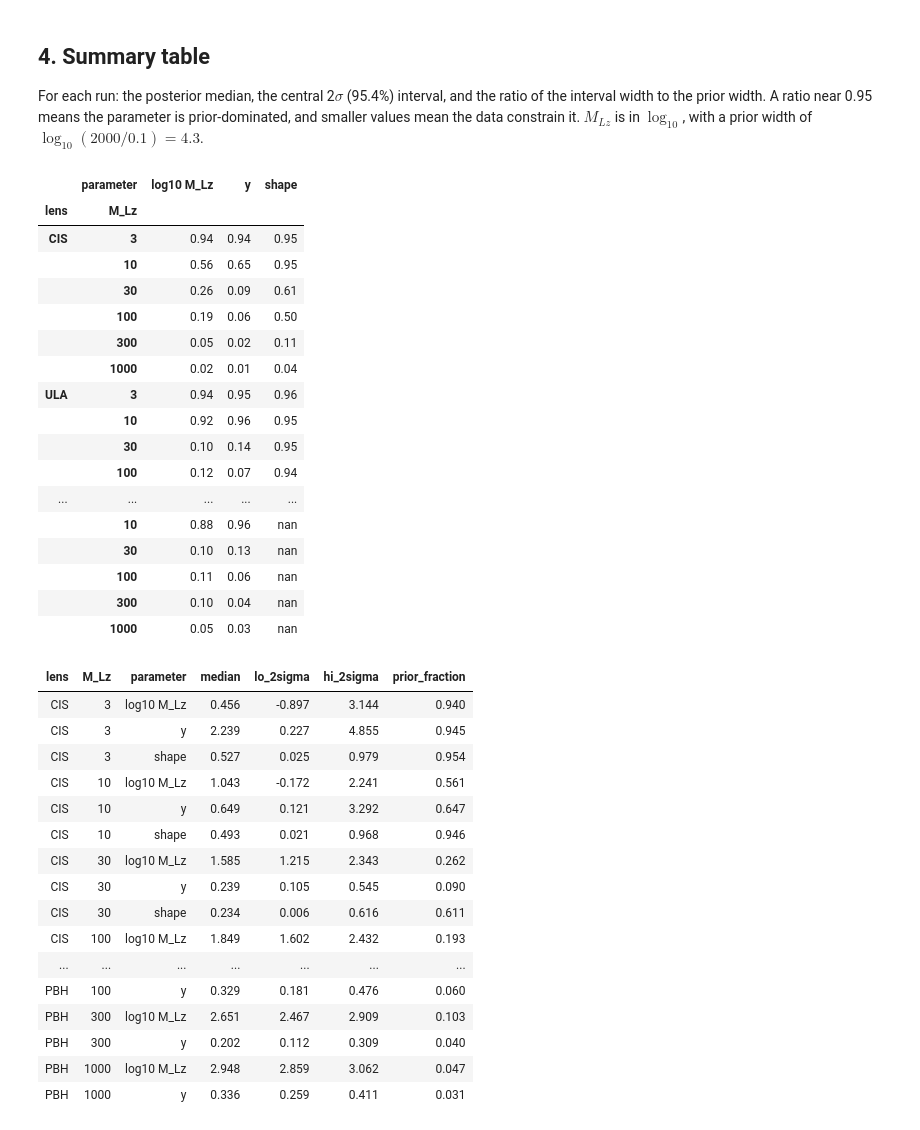
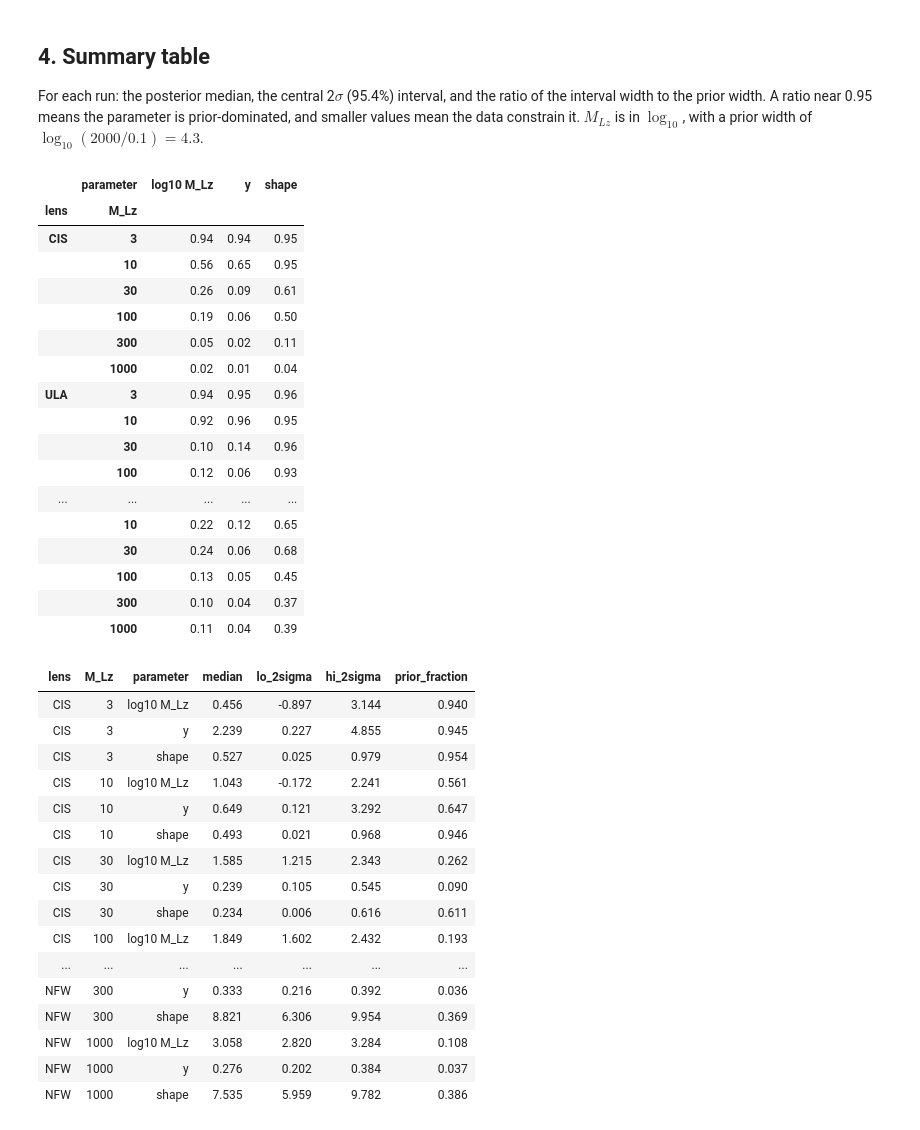
Before and after one commit to ninoephremidze/infer_with_FIONA, a Jupyter notebook: notebooks/03_mass_scans.ipynb, the cells around one changed output. Drawn from its saved outputs; the diff is of its cells as text; code cells hidden in the pictures.

```diff
--- a/notebooks/03_mass_scans.ipynb
+++ b/notebooks/03_mass_scans.ipynb
@@ -51,12 +52,15 @@ At $M_{Lz} = 3\,M_\odot$ the whole band lies below $w = 0.4$, so we expect littl
 # %%
 LENSES = {  # lens: (shape parameter value, label of the shape parameter, colour)
     'CIS': (0.02, r'$x_c$', 'tab:red'),
-    'ULA': (0.1, r'$r_s$', 'tab:purple'),
+    'ULA': (0.5, r'$r_s$', 'tab:purple'),
     'PBH': (None, None, 'tab:brown'),
+    'NFW': (8.0, r'$\kappa$', 'tab:green'),
 }
 Y_TRUE = 0.3
 
-samples = {(lens, M): P.load_fiona(P.fiona_label(lens, Y_TRUE, shape, mlz=M))[0]
-           for lens, (shape, _, _) in LENSES.items() for M in MASSES}
+SCAN = {'CIS': MASSES, 'ULA': MASSES, 'PBH': MASSES, 'NFW': MASSES}   # lens masses run per lens
+SOURCE = {'CIS': 'shipped', 'ULA': 'bilby', 'PBH': 'shipped', 'NFW': 'bilby'}     # ULA r_s = 0.5, NFW: bilby results
+samples = {(lens, M): P.load_fiona(P.fiona_label(lens, Y_TRUE, shape, mlz=M), source=SOURCE[lens])[0]
+           for lens, (shape, _, _) in LENSES.items() for M in SCAN[lens]}
 len(samples)
 # %% [output]
@@ -83,11 +87,11 @@ def sigma_bars(ax, x, samples_list, color, label=None):
 
 truth = np.log10(MASSES)
 with plt.rc_context(PUB):
-    fig, axes = plt.subplots(1, 3, figsize=(7.0, 2.4), sharey=True)
+    fig, axes = plt.subplots(1, 4, figsize=(7.0, 2.1), sharey=True)
     for ax, (lens, (_, _, color)) in zip(axes, LENSES.items()):
         ax.axhspan(np.log10(0.1), np.log10(2000), color='0.93', lw=0, zorder=0)
         ax.plot([0, 3.3], [0, 3.3], 'k:', lw=0.8)
-        sigma_bars(ax, truth, [np.log10(samples[lens, M]['MLz']) for M in MASSES], color)
+        sigma_bars(ax, np.log10(SCAN[lens]), [np.log10(samples[lens, M]['MLz']) for M in SCAN[lens]], color)
         ax.set(xlabel=r'true $\log_{10}(M_{Lz}/M_\odot)$', xlim=(0.2, 3.3), ylim=(-1.1, 3.5))
         ax.text(0.95, 0.06, lens, transform=ax.transAxes, ha='right', va='bottom', fontsize=9)
     axes[0].set_ylabel(r'recovered $\log_{10}(M_{Lz}/M_\odot)$')
@@ -103,23 +107,25 @@ The three lenses share the injection and the noise realization, and at a given m
 # %% [markdown]
 ## 2. Source position and lens shape
 # %%
-offsets = dict(CIS=-0.05, ULA=0.0, PBH=0.05)
+offsets = dict(CIS=-0.075, ULA=-0.025, PBH=0.025, NFW=0.075)
 with plt.rc_context(PUB):
-    fig, axes = plt.subplots(1, 3, figsize=(7.0, 2.4))
+    fig, axes = plt.subplots(1, 4, figsize=(7.0, 2.1))
     for lens, (_, _, color) in LENSES.items():
-        sigma_bars(axes[0], truth + offsets[lens], [samples[lens, M]['y'] for M in MASSES], color, label=lens)
+        sigma_bars(axes[0], np.log10(SCAN[lens]) + offsets[lens], [samples[lens, M]['y'] for M in SCAN[lens]], color,
+                   label=lens)
     axes[0].axhline(Y_TRUE, color='k', lw=0.8, ls=':')
     axes[0].set(ylabel='$y$', yscale='log', ylim=(0.1, 5))
     axes[0].set_yticks([0.1, 0.3, 1, 3]); axes[0].set_yticklabels(['0.1', '0.3', '1', '3'])
     axes[0].yaxis.set_minor_formatter(plt.NullFormatter())
     axes[0].legend(frameon=False, loc='upper right', handletextpad=0.2)
 
-    for ax, lens in zip(axes[1:], ['CIS', 'ULA']):
+    for ax, lens in zip(axes[1:], ['CIS', 'ULA', 'NFW']):
         shape, label, color = LENSES[lens]
-        sigma_bars(ax, truth, [samples[lens, M]['lp'] for M in MASSES], color)
+        sigma_bars(ax, np.log10(SCAN[lens]), [samples[lens, M]['lp'] for M in SCAN[lens]], color)
         ax.axhline(shape, color='k', lw=0.8, ls=':')
-        ax.set(ylabel=label, ylim=(0, 1))
-        ax.text(0.95, 0.93, lens, transform=ax.transAxes, ha='right', va='top', fontsize=9)
+        ax.set(ylabel=label, ylim=(0, 10) if lens == 'NFW' else (0, 1))
+        top = lens != 'NFW'                                  # NFW: label below the points
+        ax.text(0.95, 0.93 if top else 0.06, lens, transform=ax.transAxes, ha='right', va='top' if top else 'bottom', fontsize=9)
     for ax in axes:
         ax.set(xlabel=r'true $\log_{10}(M_{Lz}/M_\odot)$', xlim=(0.2, 3.3))
     fig.tight_layout(w_pad=0.8)
@@ -137,17 +145,18 @@ with plt.rc_context(PUB):
 The same runs as 1D marginal posteriors, coloured by lens mass. Dotted lines mark the injected values. For $M_{Lz}$, the injected value differs between runs, so the panel shows the offset $\log_{10}(M_{Lz}/M_{\rm true})$.
 # %%
 cmap = plt.get_cmap('viridis')
-colors = {M: cmap(i / (len(MASSES) - 1)) for i, M in enumerate(MASSES)}
+ALL = sorted({M for v in SCAN.values() for M in v})
+colors = {M: cmap(i / (len(ALL) - 1)) for i, M in enumerate(ALL)}
 
-fig, axes = plt.subplots(3, 3, figsize=(13, 9))
+fig, axes = plt.subplots(4, 3, figsize=(13, 12))
 for row, (lens, (shape, label, _)) in zip(axes, LENSES.items()):
-    for M in MASSES:
+    for M in SCAN[lens]:
         s = samples[lens, M]
         kw = dict(bins=40, density=True, histtype='step', lw=1.6, color=colors[M], label=f'{M} $M_\\odot$')
         row[0].hist(np.log10(s['MLz'] / M), range=(-3, 2.5), **kw)
         row[1].hist(s['y'], range=(0.1, 5), **kw)
         if shape is not None:
-            row[2].hist(s['lp'], range=(0, 1), **kw)
+            row[2].hist(s['lp'], range=(0, 10) if lens == 'NFW' else (0, 1), **kw)
     row[0].axvline(0, color='k', ls=':')
     row[1].axvline(Y_TRUE, color='k', ls=':')
     row[0].set_ylabel(lens, fontsize=13)
@@ -158,8 +167,8 @@ for row, (lens, (shape, label, _)) in zip(axes, LENSES.items()):
         row[2].set_xlabel(label)
     for ax in row:
         ax.set_yticks([])
-axes[2, 0].set_xlabel(r'$\log_{10}(M_{Lz}/M_{\rm true})$')
-axes[2, 1].set_xlabel('$y$')
+axes[3, 0].set_xlabel(r'$\log_{10}(M_{Lz}/M_{\rm true})$')
+axes[3, 1].set_xlabel('$y$')
 axes[0, 2].legend(frameon=False, fontsize=9)
 plt.tight_layout()
 # %% [markdown]
@@ -167,39 +176,39 @@ plt.tight_layout()
 
 For each run: the posterior median, the central 2$\sigma$ (95.4%) interval, and the ratio of the interval width to the prior width. A ratio near 0.95 means the parameter is prior-dominated, and smaller values mean the data constrain it. $M_{Lz}$ is in $\log_{10}$, with a prior width of $\log_{10}(2000/0.1) = 4.3$.
 # %%
-PRIOR_WIDTH = {'log10 M_Lz': np.log10(2000 / 0.1), 'y': 4.9, 'shape': {'CIS': 1.0, 'ULA': 0.99}}
+PRIOR_WIDTH = {'log10 M_Lz': np.log10(2000 / 0.1), 'y': 4.9, 'shape': {'CIS': 1.0, 'ULA': 0.99, 'NFW': 9.9}}
 
 rows = []
 for (lens, M), s in samples.items():
     params = {'log10 M_Lz': np.log10(s['MLz']), 'y': s['y']}
     if LENSES[lens][0] is not None:
         params['shape'] = s['lp']
     for name, x in params.items():
         lo, med, hi = interval(x)
         width = PRIOR_WIDTH[name][lens] if name == 'shape' else PRIOR_WIDTH[name]
         rows.append(dict(lens=lens, M_Lz=M, parameter=name, median=med, lo_2sigma=lo, hi_2sigma=hi,
                          prior_fraction=(hi - lo) / width))
 table = pd.DataFrame(rows)
 table.pivot_table(index=['lens', 'M_Lz'], columns='parameter', values='prior_fraction', sort=False).style.format(precision=2)
 # %% [output]
 |  | parameter | log10 M_Lz | y | shape |
 | lens | M_Lz |  |  |  |
 | CIS | 3 | 0.94 | 0.94 | 0.95 |
 |  | 10 | 0.56 | 0.65 | 0.95 |
 |  | 30 | 0.26 | 0.09 | 0.61 |
 |  | 100 | 0.19 | 0.06 | 0.50 |
 |  | 300 | 0.05 | 0.02 | 0.11 |
 |  | 1000 | 0.02 | 0.01 | 0.04 |
 | ULA | 3 | 0.94 | 0.95 | 0.96 |
 |  | 10 | 0.92 | 0.96 | 0.95 |
-|  | 30 | 0.10 | 0.14 | 0.95 |
-|  | 100 | 0.12 | 0.07 | 0.94 |
+|  | 30 | 0.10 | 0.14 | 0.96 |
+|  | 100 | 0.12 | 0.06 | 0.93 |
 | ... | ... | ... | ... | ... |
-|  | 10 | 0.88 | 0.96 | nan |
-|  | 30 | 0.10 | 0.13 | nan |
-|  | 100 | 0.11 | 0.06 | nan |
-|  | 300 | 0.10 | 0.04 | nan |
-|  | 1000 | 0.05 | 0.03 | nan |
+|  | 10 | 0.22 | 0.12 | 0.65 |
+|  | 30 | 0.24 | 0.06 | 0.68 |
+|  | 100 | 0.13 | 0.05 | 0.45 |
+|  | 300 | 0.10 | 0.04 | 0.37 |
+|  | 1000 | 0.11 | 0.04 | 0.39 |
 # %%
 table.style.format(precision=3).hide(axis='index')
 # %% [output]
@@ -215,11 +224,11 @@ table.style.format(precision=3).hide(axis='index')
 | CIS | 30 | shape | 0.234 | 0.006 | 0.616 | 0.611 |
 | CIS | 100 | log10 M_Lz | 1.849 | 1.602 | 2.432 | 0.193 |
 | ... | ... | ... | ... | ... | ... | ... |
-| PBH | 100 | y | 0.329 | 0.181 | 0.476 | 0.060 |
-| PBH | 300 | log10 M_Lz | 2.651 | 2.467 | 2.909 | 0.103 |
-| PBH | 300 | y | 0.202 | 0.112 | 0.309 | 0.040 |
-| PBH | 1000 | log10 M_Lz | 2.948 | 2.859 | 3.062 | 0.047 |
-| PBH | 1000 | y | 0.336 | 0.259 | 0.411 | 0.031 |
+| NFW | 300 | y | 0.333 | 0.216 | 0.392 | 0.036 |
+| NFW | 300 | shape | 8.821 | 6.306 | 9.954 | 0.369 |
+| NFW | 1000 | log10 M_Lz | 3.058 | 2.820 | 3.284 | 0.108 |
+| NFW | 1000 | y | 0.276 | 0.202 | 0.384 | 0.037 |
+| NFW | 1000 | shape | 7.535 | 5.959 | 9.782 | 0.386 |
 # %% [markdown]
 ## Takeaways
 
```
Also changed, not shown: parts of 7 cells of this notebook, 16 other files.
